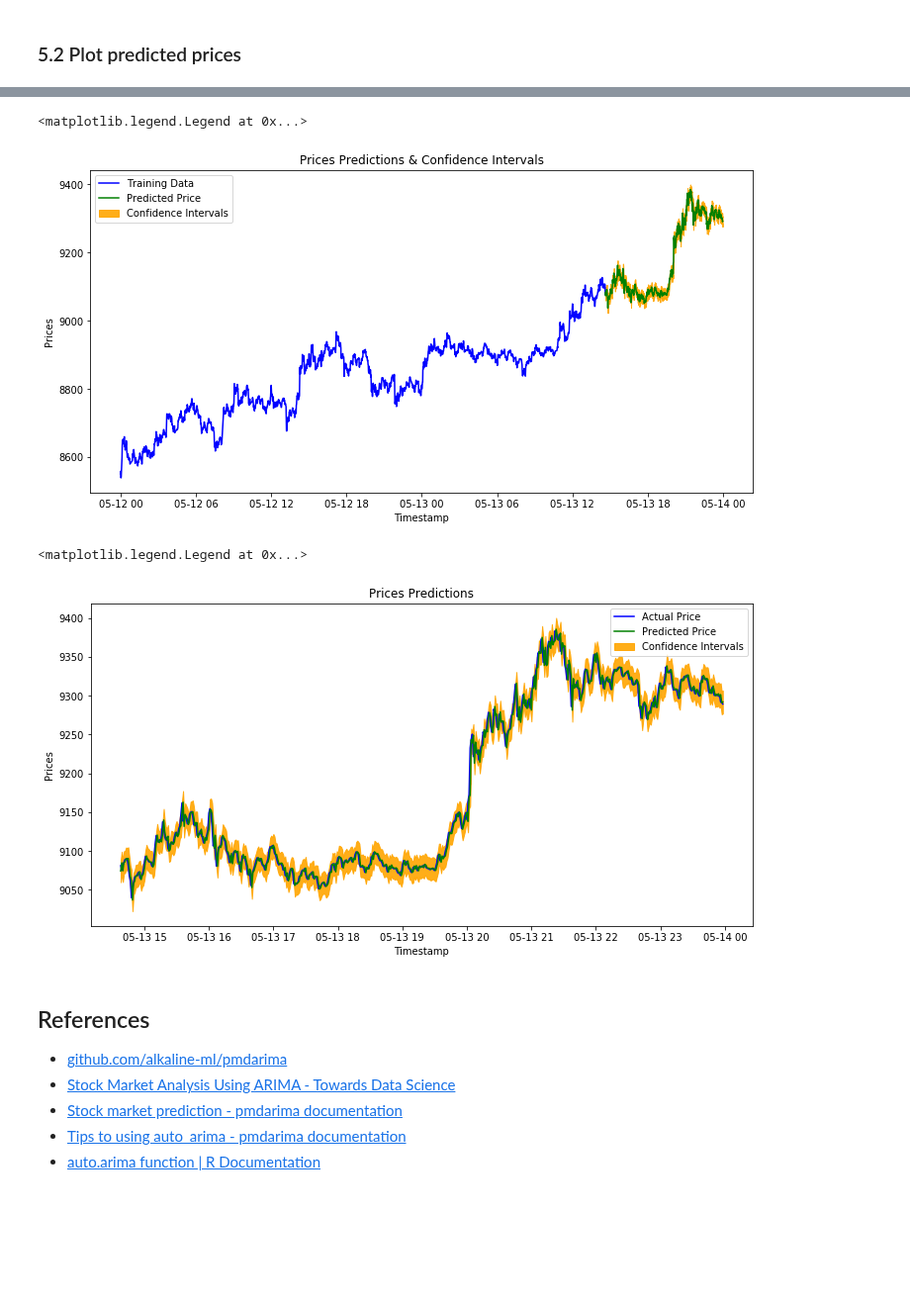
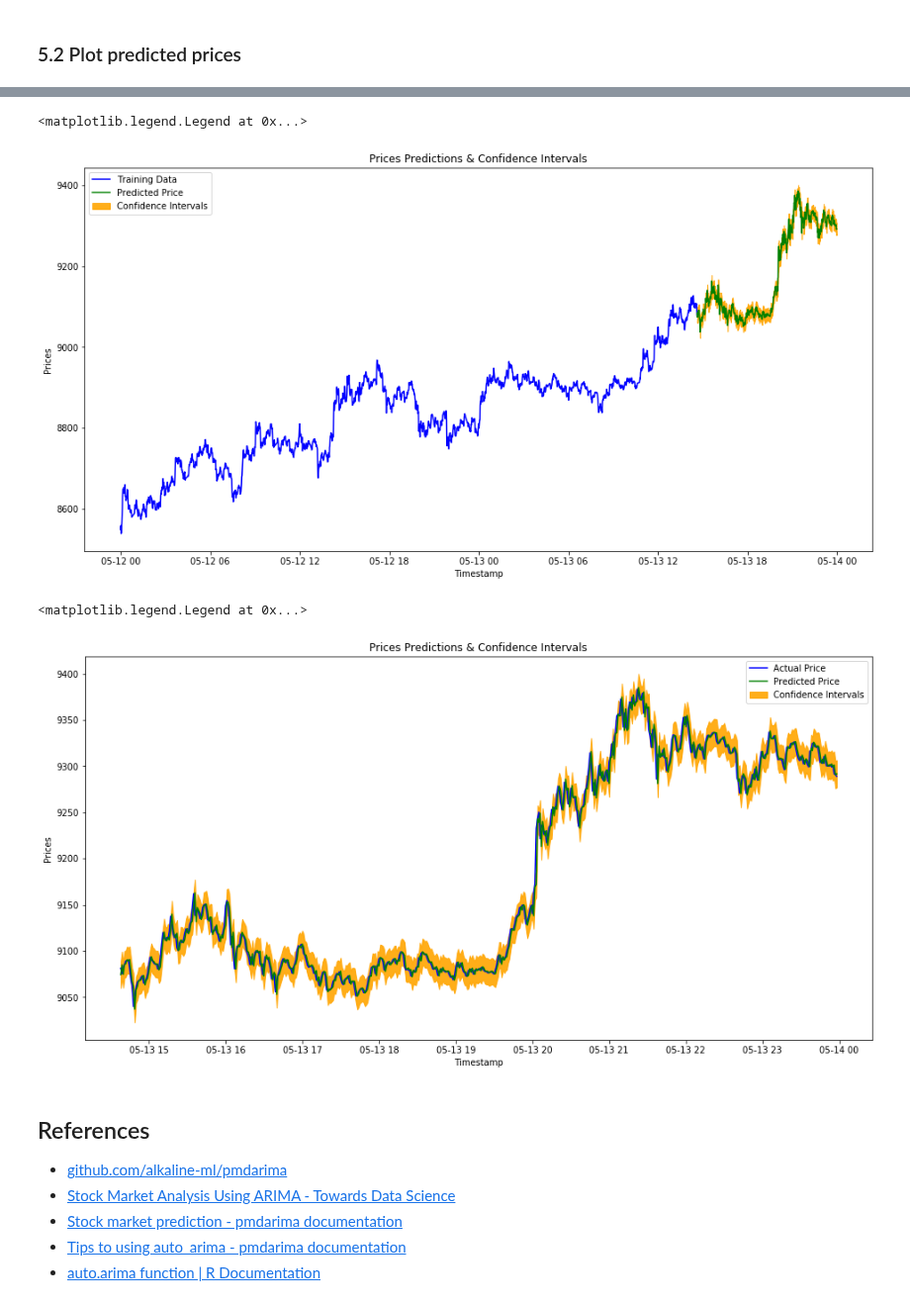
Before and after one commit to soulmachine/crypto-notebooks, a Jupyter notebook: models/auto_arima.ipynb, the cells around one changed output, grey strips where cells are left out. Shown at 99% size. Saved outputs shown, nothing was run; the diff lists cells and outputs as text; code cells hidden in the pictures; blank space fills up the shorter version.

```diff
--- a/models/auto_arima.ipynb
+++ b/models/auto_arima.ipynb
@@ -170,9 +168,17 @@ train = prices[:int(prices.size * 0.8)]
 test = prices[int(prices.size * 0.8):]
 # %%
 auto_arima_model = pm.auto_arima(
-    train, d=1, seasonal=False, stepwise=True,
-    suppress_warnings=True, error_action="ignore", max_p=4, max_q = 10,
-    max_order=None, trace=True,
+    train,
+    d=1,
+    max_p=4,
+    max_q = 10,
+    stepwise=True, # parallel: stepwise=False, n_jobs=-1; sequential: stepwise=True, n_jobs=1;
+    n_jobs = 1,
+    max_order=None,
+    seasonal=False,
+    suppress_warnings=True,
+    error_action="ignore",
+    trace=True,
 )
 # %% [output]
 Performing stepwise search to minimize aic
@@ -227,7 +233,7 @@ Pretend `test` are new data.
 forecasts = []
 confidence_intervals = []
 
-for new_ob in test:
+for new_ob in tqdm(test):
     fc, conf = forecast_one_step(auto_arima_model)
     forecasts.append(fc)
     confidence_intervals.append(conf)
@@ -288,6 +294,6 @@ ax.legend()
 # %%
 # ------------------ Predicted with confidence intervals ----------------
-fig, ax = plt.subplots(figsize=(12, 6))
+fig, ax = plt.subplots(figsize=(16, 8))
 
 ax.plot(train, color='blue', label='Training Data')
 ax.plot(test.index, forecasts, color='green', label='Predicted Price')
@@ -302,25 +308,25 @@ ax.fill_between(test.index, conf_int[:, 0], conf_int[:, 1], alpha=0.9, color='or
 ax.legend()
 # %% [output]
 <matplotlib.legend.Legend at 0x...>
-[figure, old version]
+[figure, new version]
 # %%
 # ------------------ Zoom in on test data ----------------
-fig, ax = plt.subplots(figsize=(12, 6))
+fig, ax = plt.subplots(figsize=(16, 8))
 
 ax.plot(test.index, test, color='blue', label='Actual Price')
 ax.plot(test.index, forecasts, color='green', label='Predicted Price')
 
 ax.set_title('Prices Predictions & Confidence Intervals')
 ax.set_xlabel('Timestamp')
 ax.set_ylabel('Prices')
 
 conf_int = np.asarray(confidence_intervals)
 ax.fill_between(test.index, conf_int[:, 0], conf_int[:, 1], alpha=0.9, color='orange', label="Confidence Intervals")
 
 ax.legend()
 # %% [output]
 <matplotlib.legend.Legend at 0x...>
-[figure, old version]
+[figure, new version]
 # %% [markdown]
 ## References
 
```
Also changed, not shown: parts of 5 cells of this notebook.
